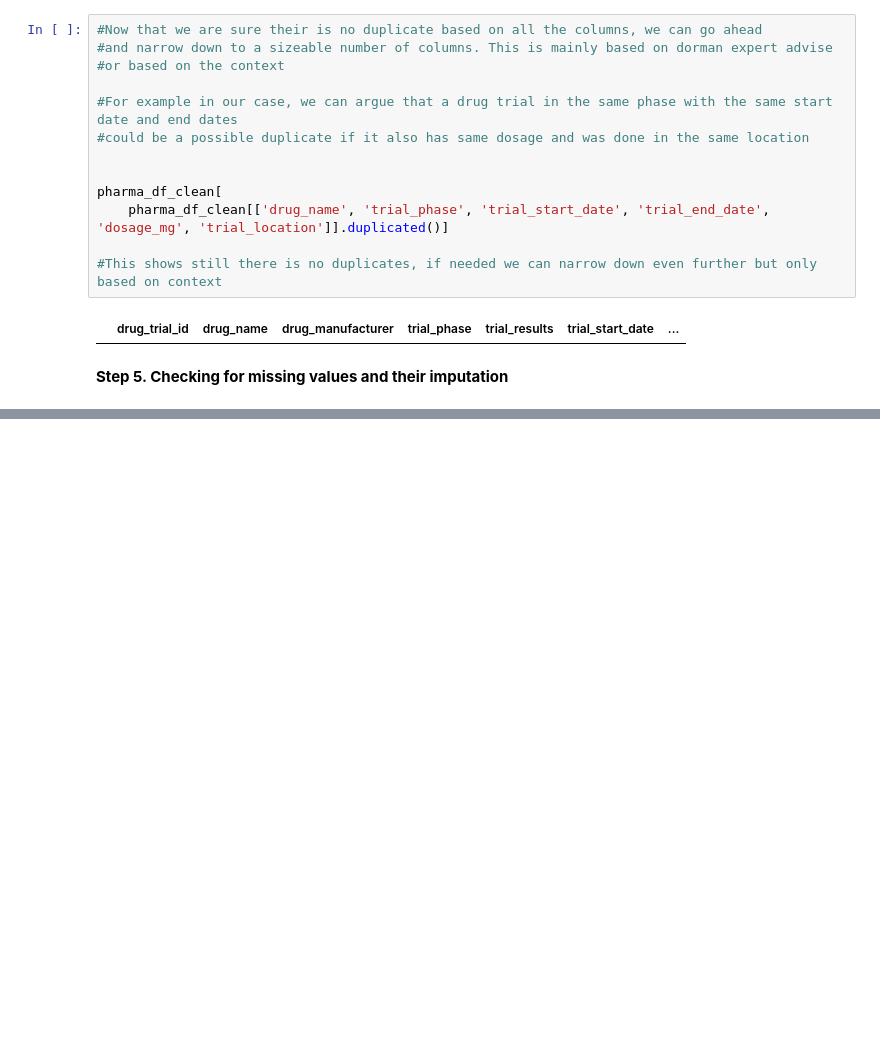
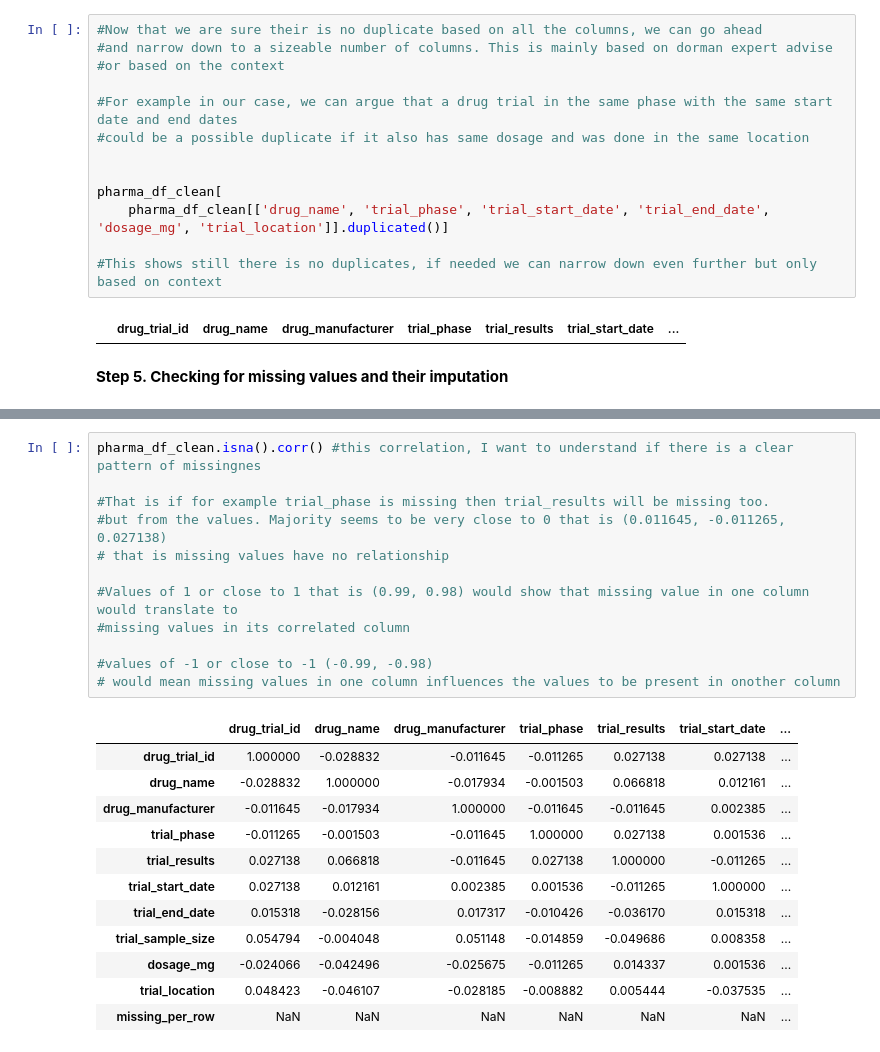
Before and after one commit to njagicollins/python_pharma_data-cleaning, a Jupyter notebook: notebooks/data_cleaning.ipynb, the cells around one changed output, grey strips where cells are left out. Saved outputs shown, nothing was run; the diff lists cells and outputs as text; blank space fills up the shorter version.

```diff
--- a/notebooks/data_cleaning.ipynb
+++ b/notebooks/data_cleaning.ipynb
@@ -393,0 +475,25 @@ pharma_df_clean[
+# %%
+pharma_df_clean.isna().corr() #this correlation, I want to understand if there is a clear pattern of missingnes
+
+#That is if for example trial_phase is missing then trial_results will be missing too.
+#but from the values. Majority seems to be very close to 0 that is (0.011645, -0.011265, 0.027138)
+# that is missing values have no relationship
+
+#Values of 1 or close to 1 that is (0.99, 0.98) would show that missing value in one column would translate to
+#missing values in its correlated column
+
+#values of -1 or close to -1 (-0.99, -0.98)
+# would mean missing values in one column influences the values to be present in onother column
+# %% [output]
+|  | drug_trial_id | drug_name | drug_manufacturer | trial_phase | trial_results | trial_start_date | ... |
+| drug_trial_id | 1.000000 | -0.028832 | -0.011645 | -0.011265 | 0.027138 | 0.027138 | ... |
+| drug_name | -0.028832 | 1.000000 | -0.017934 | -0.001503 | 0.066818 | 0.012161 | ... |
+| drug_manufacturer | -0.011645 | -0.017934 | 1.000000 | -0.011645 | -0.011645 | 0.002385 | ... |
+| trial_phase | -0.011265 | -0.001503 | -0.011645 | 1.000000 | 0.027138 | 0.001536 | ... |
+| trial_results | 0.027138 | 0.066818 | -0.011645 | 0.027138 | 1.000000 | -0.011265 | ... |
+| trial_start_date | 0.027138 | 0.012161 | 0.002385 | 0.001536 | -0.011265 | 1.000000 | ... |
+| trial_end_date | 0.015318 | -0.028156 | 0.017317 | -0.010426 | -0.036170 | 0.015318 | ... |
+| trial_sample_size | 0.054794 | -0.004048 | 0.051148 | -0.014859 | -0.049686 | 0.008358 | ... |
+| dosage_mg | -0.024066 | -0.042496 | -0.025675 | -0.011265 | 0.014337 | 0.001536 | ... |
+| trial_location | 0.048423 | -0.046107 | -0.028185 | -0.008882 | 0.005444 | -0.037535 | ... |
+| missing_per_row | NaN | NaN | NaN | NaN | NaN | NaN | ... |
```
Also changed, not shown: parts of 19 cells of this notebook.
